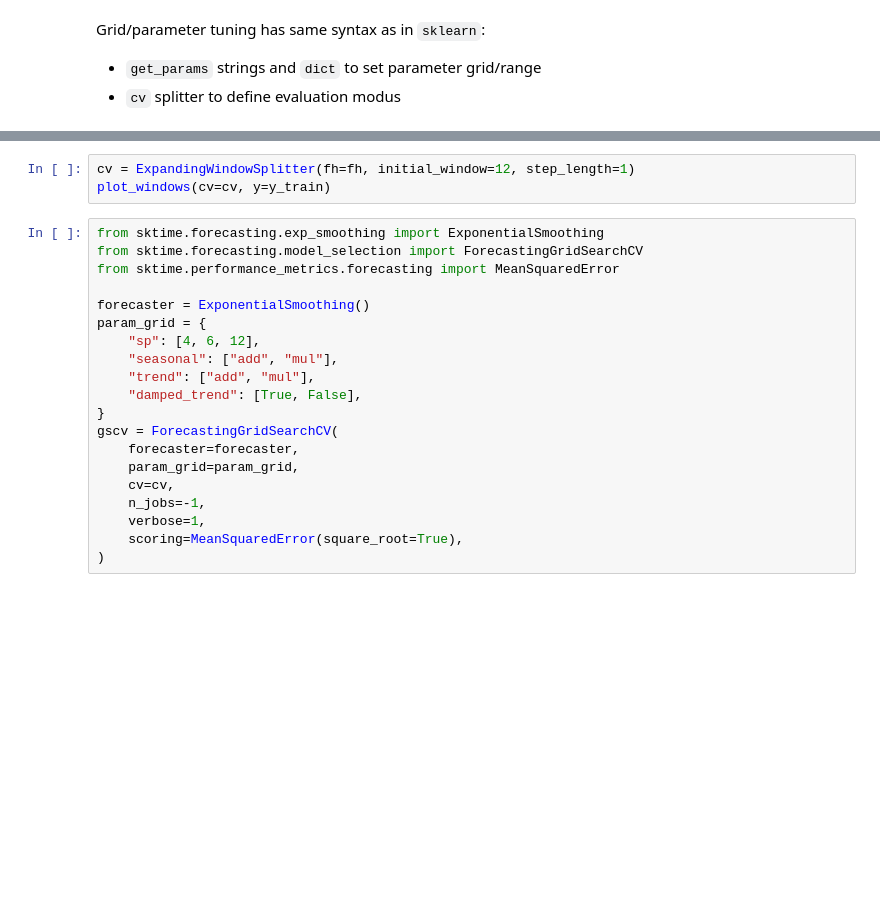
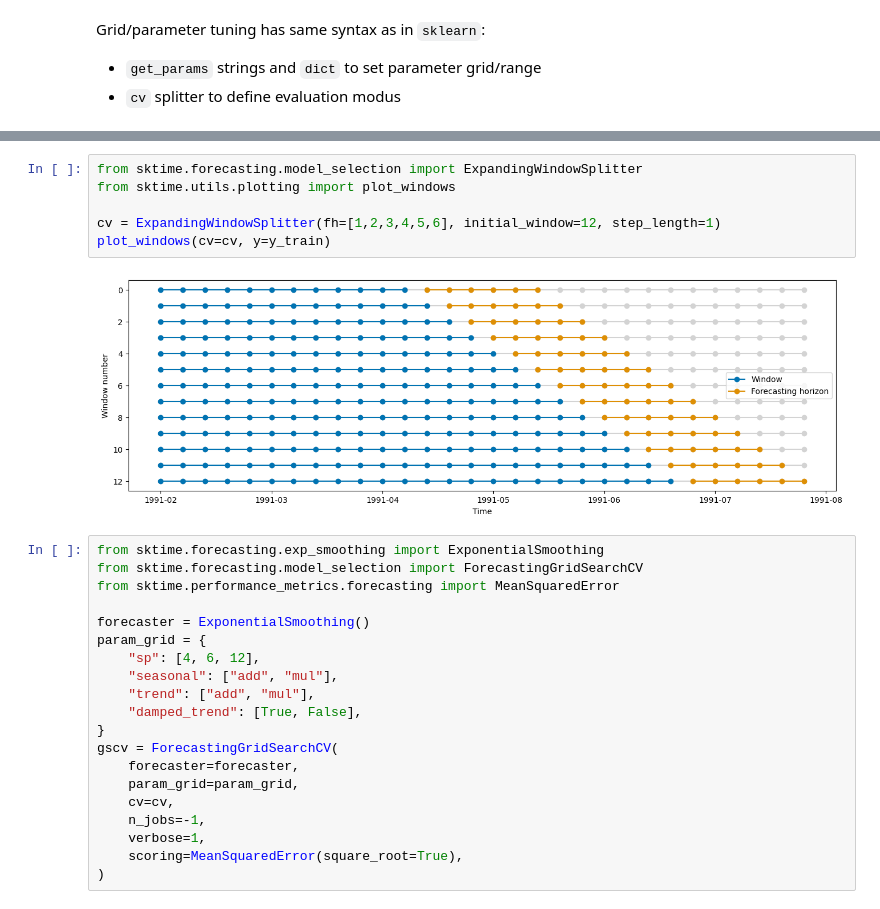
Before and after one commit to sktime/sktime-tutorial-ODSC-Europe-2023, a Jupyter notebook: notebooks/04_feateng_pipe_tune.ipynb, the cells around one changed output, grey strips where cells are left out. Cells and saved outputs as stored; diff of their text form; blank space fills up the shorter version.

```diff
--- a/notebooks/04_feateng_pipe_tune.ipynb
+++ b/notebooks/04_feateng_pipe_tune.ipynb
@@ -711,6 +701,11 @@ plot_series(y_train, y_test, labels=["y_train", "y_test"]);
 # %%
-cv = ExpandingWindowSplitter(fh=fh, initial_window=12, step_length=1)
+from sktime.forecasting.model_selection import ExpandingWindowSplitter
+from sktime.utils.plotting import plot_windows
+
+cv = ExpandingWindowSplitter(fh=[1,2,3,4,5,6], initial_window=12, step_length=1)
 plot_windows(cv=cv, y=y_train)
+# %% [output]
+[figure, added]
 # %%
 from sktime.forecasting.exp_smoothing import ExponentialSmoothing
 from sktime.forecasting.model_selection import ForecastingGridSearchCV
```
Also changed, not shown: parts of 32 cells of this notebook.
